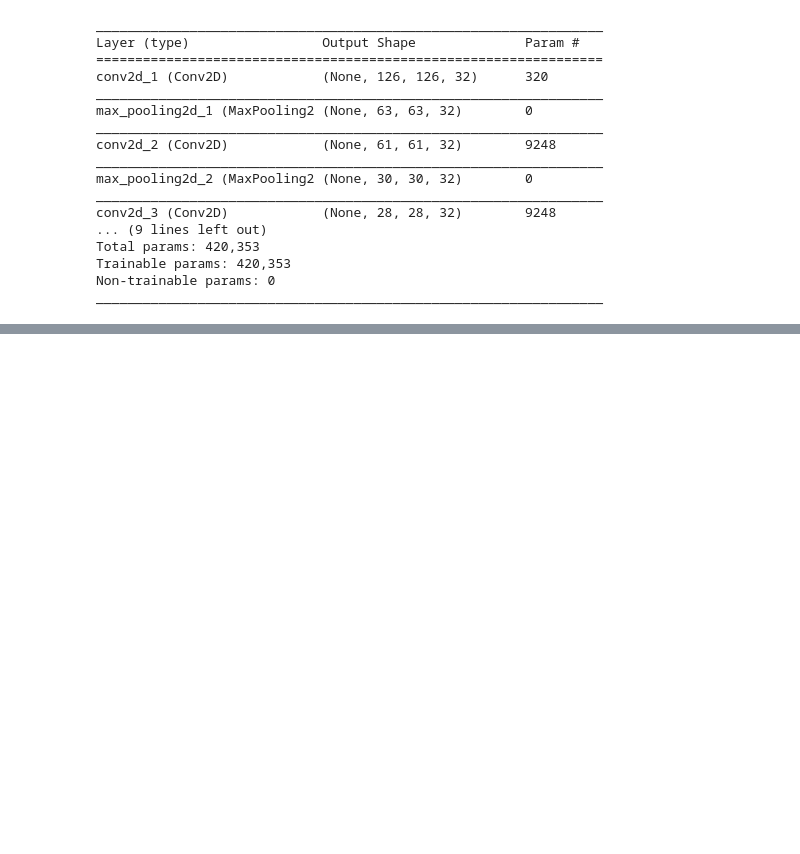
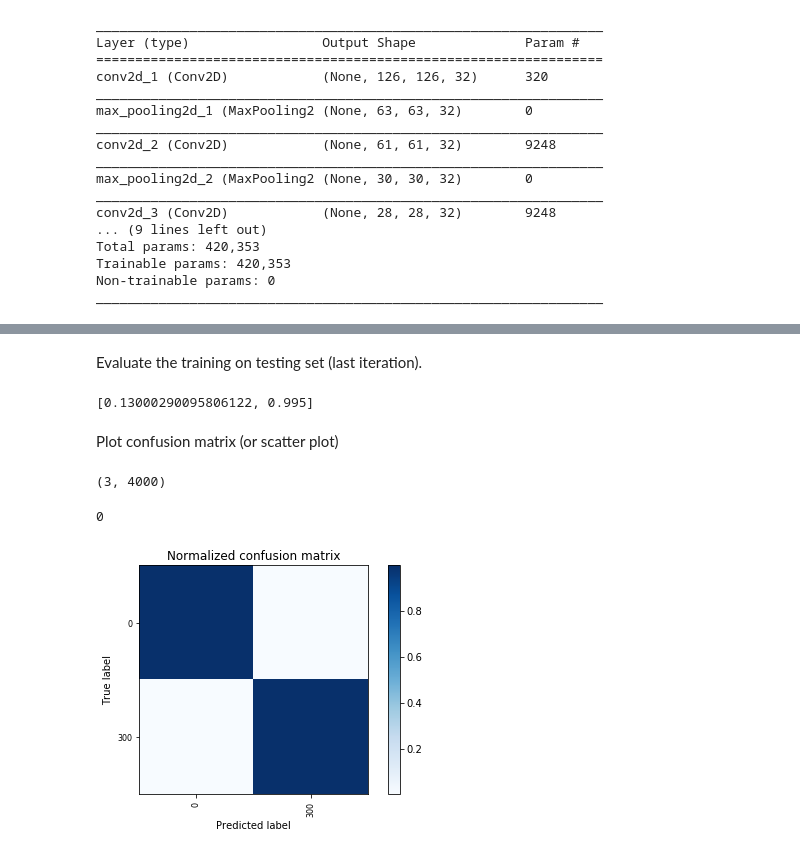
Before and after one commit to mfumagalli/ImaGene, a Jupyter notebook: Quick start (binary).ipynb, the cells around one changed output, grey strips where cells are left out. Saved outputs shown, nothing was run; the diff lists cells and outputs as text; code cells hidden in the pictures; blank space fills up the shorter version.

Commit message:
final pipe binary

```diff
--- a/Quick start (binary).ipynb
+++ b/Quick start (binary).ipynb
@@ -315,12 +243,0 @@ for e in [1, 2, 3]:
-# %%
-e=3
-s=300
-m='RowsCols'
-
-folder = '/home/mfumagal/Data/ImaGene/Binary/Results/Epoch' + str(e) + '/S' + str(s) + '/' + str(m)
-
-with open(folder + '/mypop','rb') as fp:
-    mypop = pickle.load(fp)
-
-with open(folder + '/mynet','rb') as fp:
-    mynet = pickle.load(fp)
@@ -345 +248,41 @@ os.system('mkdir -p /home/mfumagal/Data/ImaGene/Binary/Results/Epoch3')
+# %%
+model = load_model('net.h5')
+# %% [markdown]
+Evaluate the training on testing set (last iteration).
+# %%
+i = 10
+myfile = ImaFile(simulations_folder='/home/mfumagal/Data/ImaGene/Binary/Simulations' + str(i) + '.Epoch3', nr_samples=128, model_name='Marth-3epoch-CEU')
+mygene_test = myfile.read_simulations(parameter_name='selection_coeff_hetero', max_nrepl=2000)
+
+mygene_test.majorminor()
+mygene_test.filter_freq(0.01)
+mygene_test.sort('rows_freq')
+mygene_test.sort('cols_freq')
+mygene_test.resize((128, 128))
+mygene_test.convert()
+
+mygene_test.classes = np.array([0,300])
+classes_idx = get_index_classes(mygene_test.targets, mygene_test.classes)
+mygene_test.subset(classes_idx)
+rnd_idx = get_index_random(mygene_test)
+mygene_test.subset(rnd_idx)
+
+mygene_test.targets = to_binary(mygene_test.targets)
+# %%
+mynet.test = model.evaluate(mygene_test.data, mygene_test.targets, batch_size=None, verbose=0)
+print(mynet.test)
+# %% [output]
+[0.13000290095806122, 0.995]
+# %% [markdown]
+Plot confusion matrix (or scatter plot)
+# %%
+mynet.predict(mygene_test, model)
+mynet.values.shape
+# %% [output]
+(3, 4000)
+# %%
+mynet.plot_cm(mygene_test.classes)
+# %% [output]
+0
+[figure, added]
 # %%
```
Also changed, not shown: parts of 47 cells of this notebook, 11 other files.
